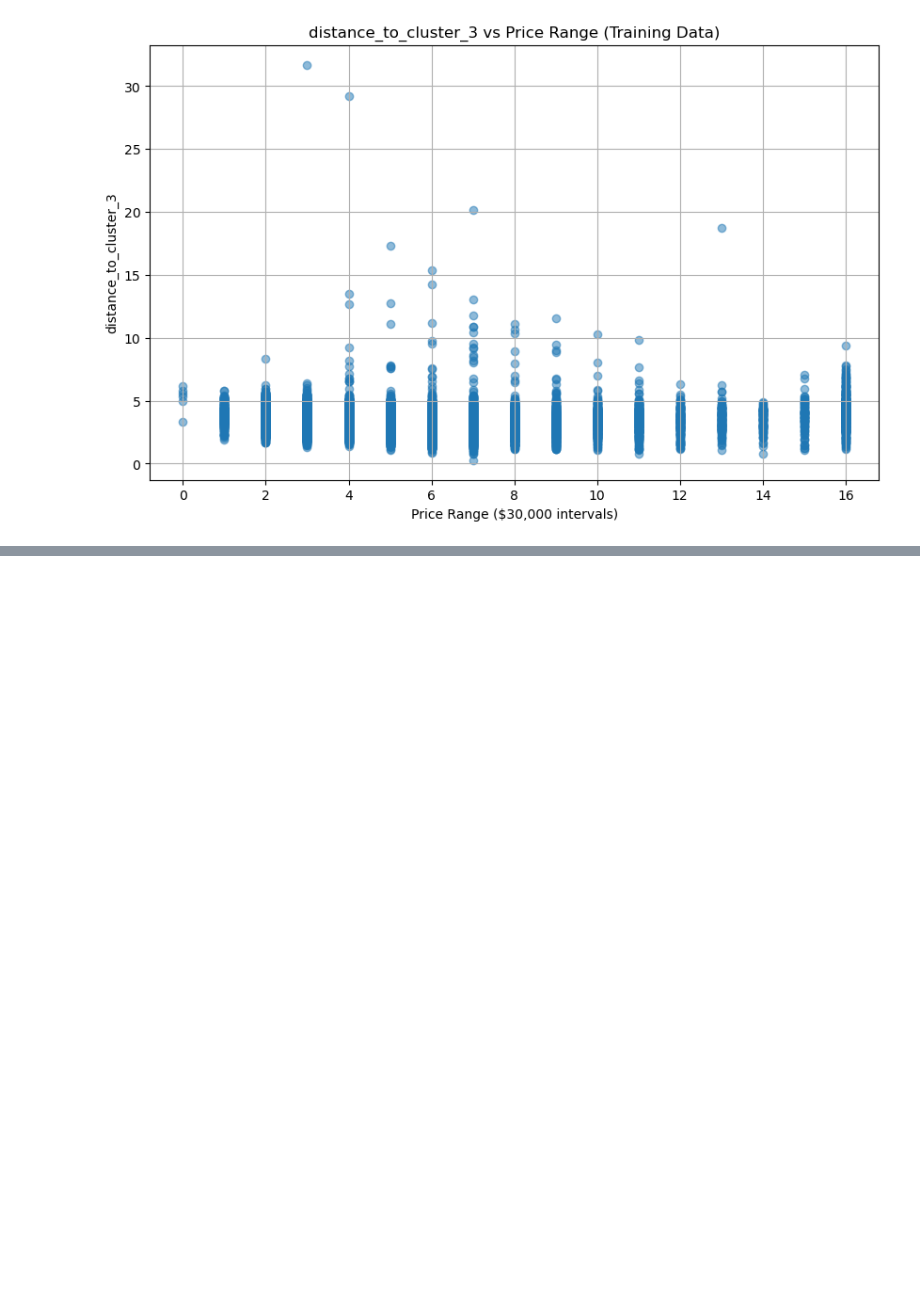
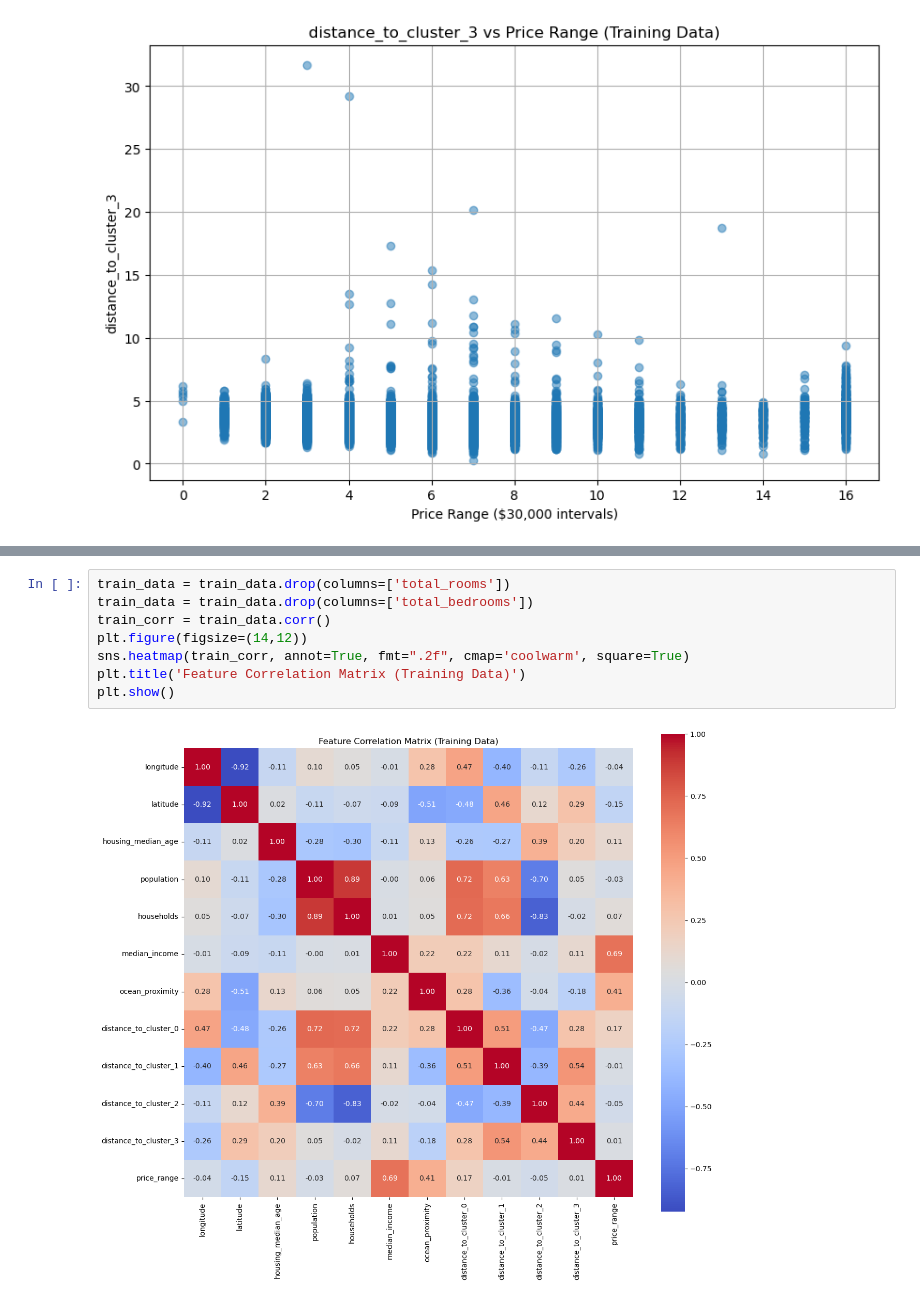
Before and after one commit to yuzukaR/ML_Final, a Jupyter notebook: visualization.ipynb, the cells around one changed output, grey strips where cells are left out. Saved outputs shown, nothing was run; the diff lists cells and outputs as text; blank space fills up the shorter version.

```diff
--- a/visualization.ipynb
+++ b/visualization.ipynb
@@ -88,0 +89,10 @@ plt.show()
+# %%
+train_data = train_data.drop(columns=['total_rooms'])
+train_data = train_data.drop(columns=['total_bedrooms'])
+train_corr = train_data.corr()
+plt.figure(figsize=(14,12))
+sns.heatmap(train_corr, annot=True, fmt=".2f", cmap='coolwarm', square=True)
+plt.title('Feature Correlation Matrix (Training Data)')
+plt.show()
+# %% [output]
+[figure, added]
```
Also changed, not shown: parts of 2 cells of this notebook, 14 other files.
